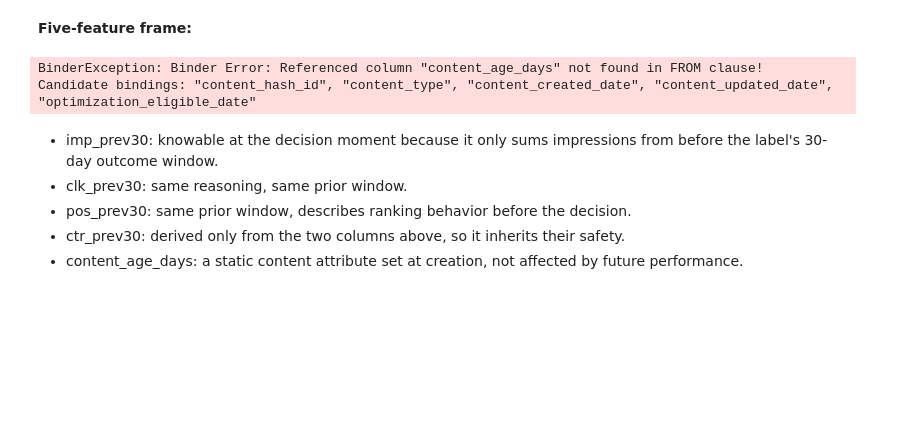
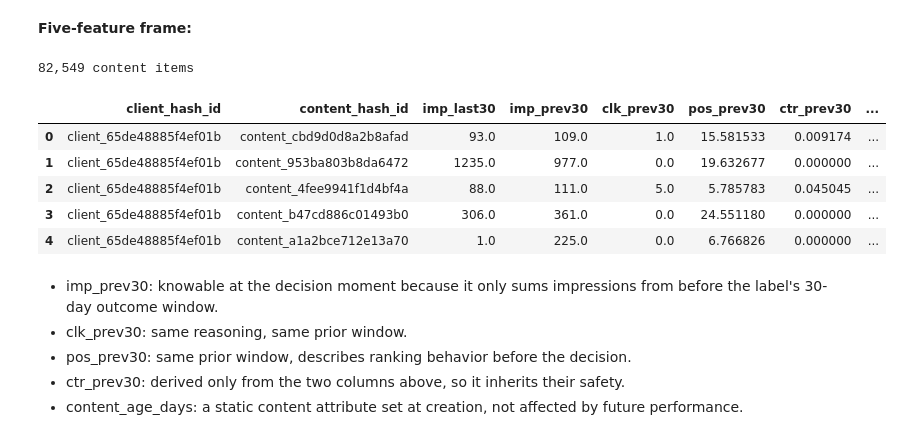
Before and after one commit to betmutema/ml-engineering-internship, a Jupyter notebook: work/notebooks/w03_data_contract.ipynb, the cells around one changed output. Saved outputs shown, nothing was run; the diff lists cells and outputs as text; code cells hidden in the pictures; blank space fills up the shorter version.

```diff
--- a/work/notebooks/w03_data_contract.ipynb
+++ b/work/notebooks/w03_data_contract.ipynb
@@ -87,27 +85,38 @@ GA4-available share: 3.2%
 # %%
 features = con.sql(f"""
     SELECT f.client_hash_id, f.content_hash_id,
         SUM(CASE WHEN f.report_date >  {ANCHOR} - INTERVAL 30 DAY THEN f.gsc_impressions ELSE 0 END) AS imp_last30,
         SUM(CASE WHEN f.report_date <= {ANCHOR} - INTERVAL 30 DAY THEN f.gsc_impressions ELSE 0 END) AS imp_prev30,
         SUM(CASE WHEN f.report_date <= {ANCHOR} - INTERVAL 30 DAY THEN f.gsc_clicks ELSE 0 END)      AS clk_prev30,
         AVG(CASE WHEN f.report_date <= {ANCHOR} - INTERVAL 30 DAY THEN f.gsc_avg_position END)        AS pos_prev30
     FROM {fact} f
     WHERE f.report_date BETWEEN {ANCHOR} - INTERVAL 60 DAY AND {ANCHOR}
     GROUP BY 1,2
     HAVING imp_prev30 >= 100
 """).df()
 
 features['ctr_prev30'] = features['clk_prev30'] / features['imp_prev30']
+
 features = features.merge(
-    con.sql(f"SELECT content_hash_id, content_age_days FROM {dim_content}").df(),
+    con.sql(f"""
+        SELECT content_hash_id,
+               DATE_DIFF('day', content_created_date, {ANCHOR}) AS content_age_days
+        FROM {dim_content}
+    """).df(),
     on='content_hash_id', how='left'
 )
+
 features['is_declining'] = (features['imp_last30'] < 0.8 * features['imp_prev30']).astype(int)
 print(f"{len(features):,} content items")
 features.head()
 # %% [output]
-BinderException: Binder Error: Referenced column "content_age_days" not found in FROM clause!
-Candidate bindings: "content_hash_id", "content_type", "content_created_date", "content_updated_date", "optimization_eligible_date"
+82,549 content items
+|  | client_hash_id | content_hash_id | imp_last30 | imp_prev30 | clk_prev30 | pos_prev30 | ctr_prev30 | ... |
+| 0 | client_65de48885f4ef01b | content_cbd9d0d8a2b8afad | 93.0 | 109.0 | 1.0 | 15.581533 | 0.009174 | ... |
+| 1 | client_65de48885f4ef01b | content_953ba803b8da6472 | 1235.0 | 977.0 | 0.0 | 19.632677 | 0.000000 | ... |
+| 2 | client_65de48885f4ef01b | content_4fee9941f1d4bf4a | 88.0 | 111.0 | 5.0 | 5.785783 | 0.045045 | ... |
+| 3 | client_65de48885f4ef01b | content_b47cd886c01493b0 | 306.0 | 361.0 | 0.0 | 24.551180 | 0.000000 | ... |
+| 4 | client_65de48885f4ef01b | content_a1a2bce712e13a70 | 1.0 | 225.0 | 0.0 | 6.766826 | 0.000000 | ... |
 # %% [markdown]
 * imp_prev30: knowable at the decision moment because it only sums impressions from before the label's 30-day outcome window.
 * clk_prev30: same reasoning, same prior window.
```
Also changed, not shown: parts of 2 cells of this notebook.
